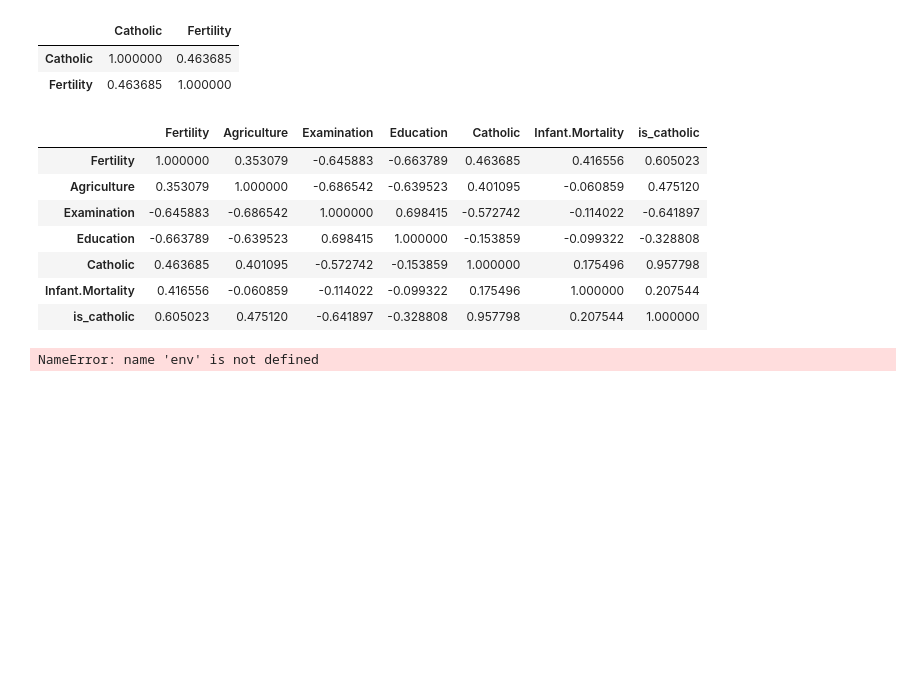
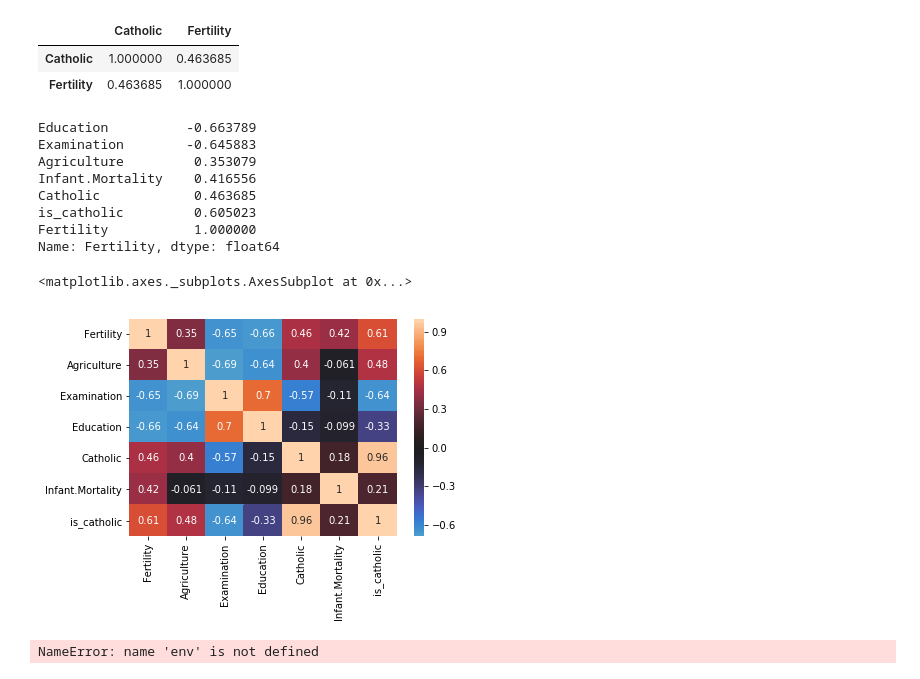
Before and after one commit to ecdedios/python-exercises, a Jupyter notebook: 4.9_seaborn_exercises.py.ipynb, the cells around one changed output. Saved outputs shown, nothing was run; the diff lists cells and outputs as text; code cells hidden in the pictures; blank space fills up the shorter version.

```diff
--- a/4.9_seaborn_exercises.py.ipynb
+++ b/4.9_seaborn_exercises.py.ipynb
@@ -145,16 +145,19 @@ swiss[['Catholic', 'Fertility']].corr()
 | Fertility | 0.463685 | 1.000000 |
 # %%
 # - What measure correlates most strongly with fertility?
-swiss.corr()
+print(swiss.corr().Fertility.sort_values())
+sns.heatmap(swiss.corr(), annot=True, center=0)
 # %% [output]
-|  | Fertility | Agriculture | Examination | Education | Catholic | Infant.Mortality | is_catholic |
-| Fertility | 1.000000 | 0.353079 | -0.645883 | -0.663789 | 0.463685 | 0.416556 | 0.605023 |
-| Agriculture | 0.353079 | 1.000000 | -0.686542 | -0.639523 | 0.401095 | -0.060859 | 0.475120 |
-| Examination | -0.645883 | -0.686542 | 1.000000 | 0.698415 | -0.572742 | -0.114022 | -0.641897 |
-| Education | -0.663789 | -0.639523 | 0.698415 | 1.000000 | -0.153859 | -0.099322 | -0.328808 |
-| Catholic | 0.463685 | 0.401095 | -0.572742 | -0.153859 | 1.000000 | 0.175496 | 0.957798 |
-| Infant.Mortality | 0.416556 | -0.060859 | -0.114022 | -0.099322 | 0.175496 | 1.000000 | 0.207544 |
-| is_catholic | 0.605023 | 0.475120 | -0.641897 | -0.328808 | 0.957798 | 0.207544 | 1.000000 |
+Education          -0.663789
+Examination        -0.645883
+Agriculture         0.353079
+Infant.Mortality    0.416556
+Catholic            0.463685
+is_catholic         0.605023
+Fertility           1.000000
+Name: Fertility, dtype: float64
+<matplotlib.axes._subplots.AxesSubplot at 0x...>
+[figure, added]
 # %%
 # 4. Using the chipotle dataset from the previous exercise, create a barplot that shows the 4
 # most popular items and the revenue produced by each.
```
Also changed, not shown: parts of 2 cells of this notebook, 1 other file.
